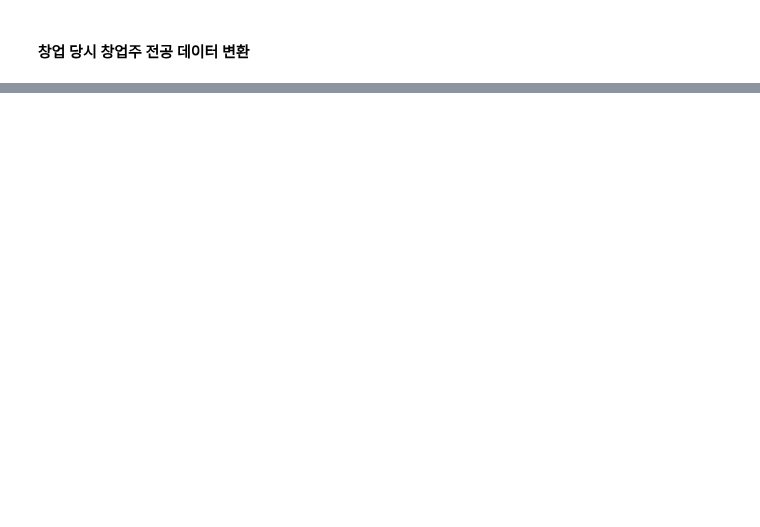
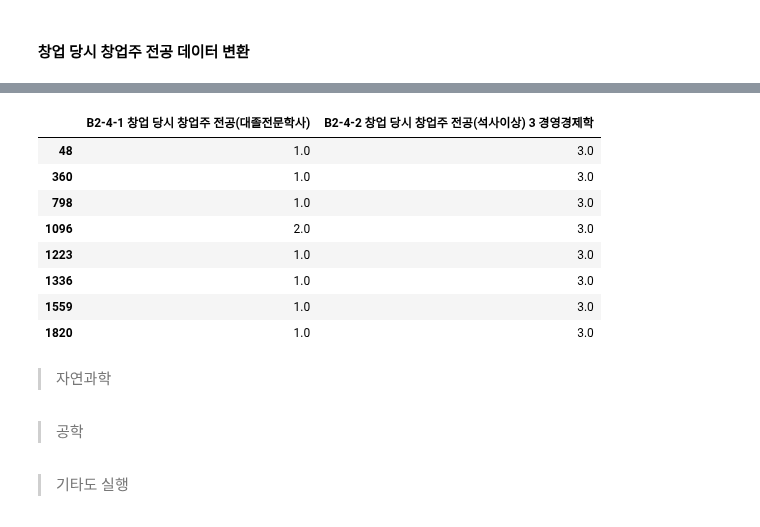
Before and after one commit to shoni0325/Project_1, a Jupyter notebook: code/2018data.ipynb, the cells around one changed output, grey strips where cells are left out. Saved outputs shown, nothing was run; the diff lists cells and outputs as text; code cells hidden in the pictures; blank space fills up the shorter version.

```diff
--- a/code/2018data.ipynb
+++ b/code/2018data.ipynb
@@ -91,0 +151,16 @@ df2016['전공']
+# %%
+S = df2018_1[df2018_1['B2-4-2 창업 당시 창업주 전공(석사이상) 3 경영경제학'] == 3.0]
+D = S[S['B2-4-1 창업 당시 창업주 전공(대졸전문학사)'] != S['B2-4-2 창업 당시 창업주 전공(석사이상) 3 경영경제학']]
+D[['B2-4-1 창업 당시 창업주 전공(대졸전문학사)', 'B2-4-2 창업 당시 창업주 전공(석사이상) 3 경영경제학']]
+# %% [output]
+|  | B2-4-1 창업 당시 창업주 전공(대졸전문학사) | B2-4-2 창업 당시 창업주 전공(석사이상) 3 경영경제학 |
+| 48 | 1.0 | 3.0 |
+| 360 | 1.0 | 3.0 |
+| 798 | 1.0 | 3.0 |
+| 1096 | 2.0 | 3.0 |
+| 1223 | 1.0 | 3.0 |
+| 1336 | 1.0 | 3.0 |
+| 1559 | 1.0 | 3.0 |
+| 1820 | 1.0 | 3.0 |
+# %% [markdown]
+> 자연과학
@@ -91,0 +174,2 @@ df2016['전공']
+# %% [markdown]
+> 공학
@@ -91,0 +183,2 @@ df2016['전공']
+# %% [markdown]
+> 기타도 실행
```
Also changed, not shown: parts of 24 cells of this notebook, 1 other file.
